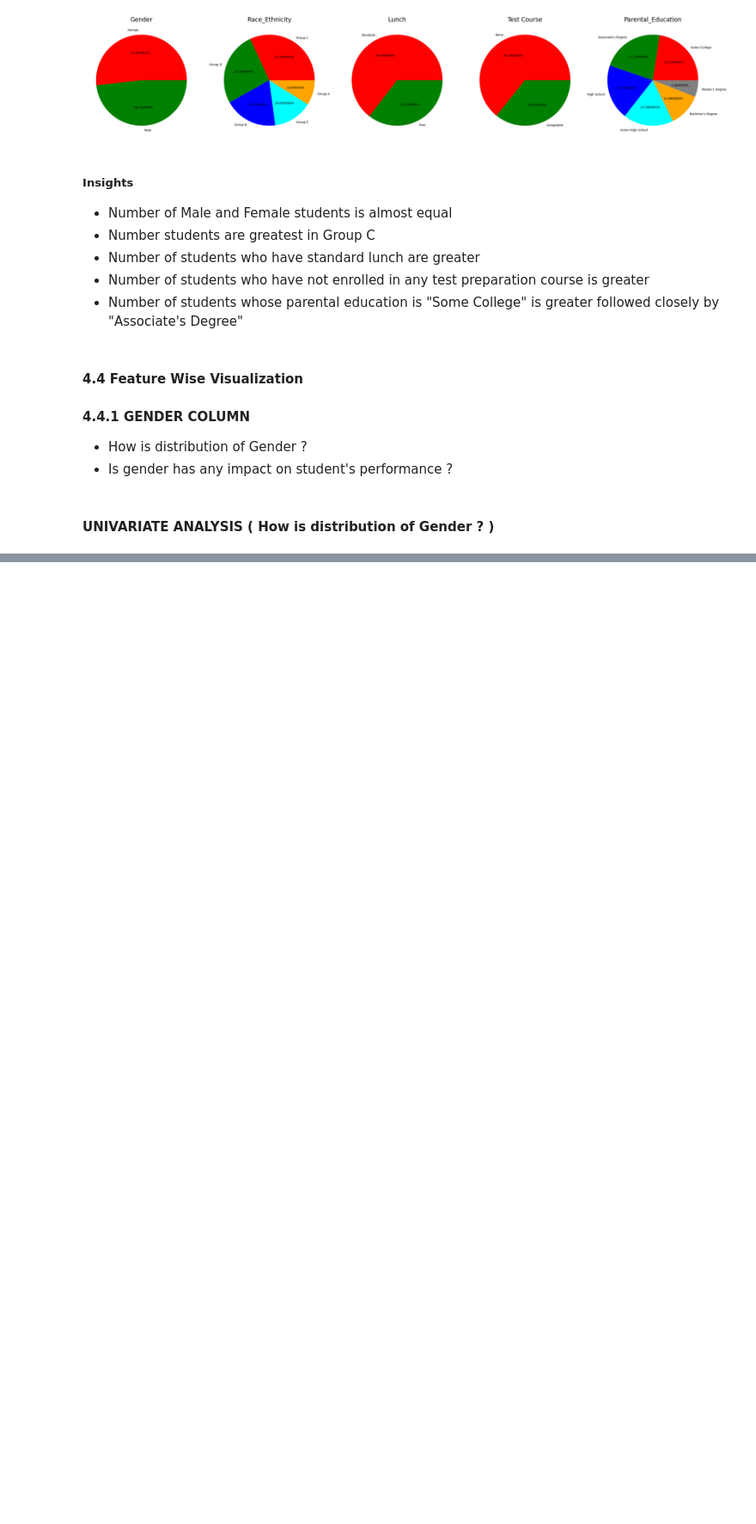
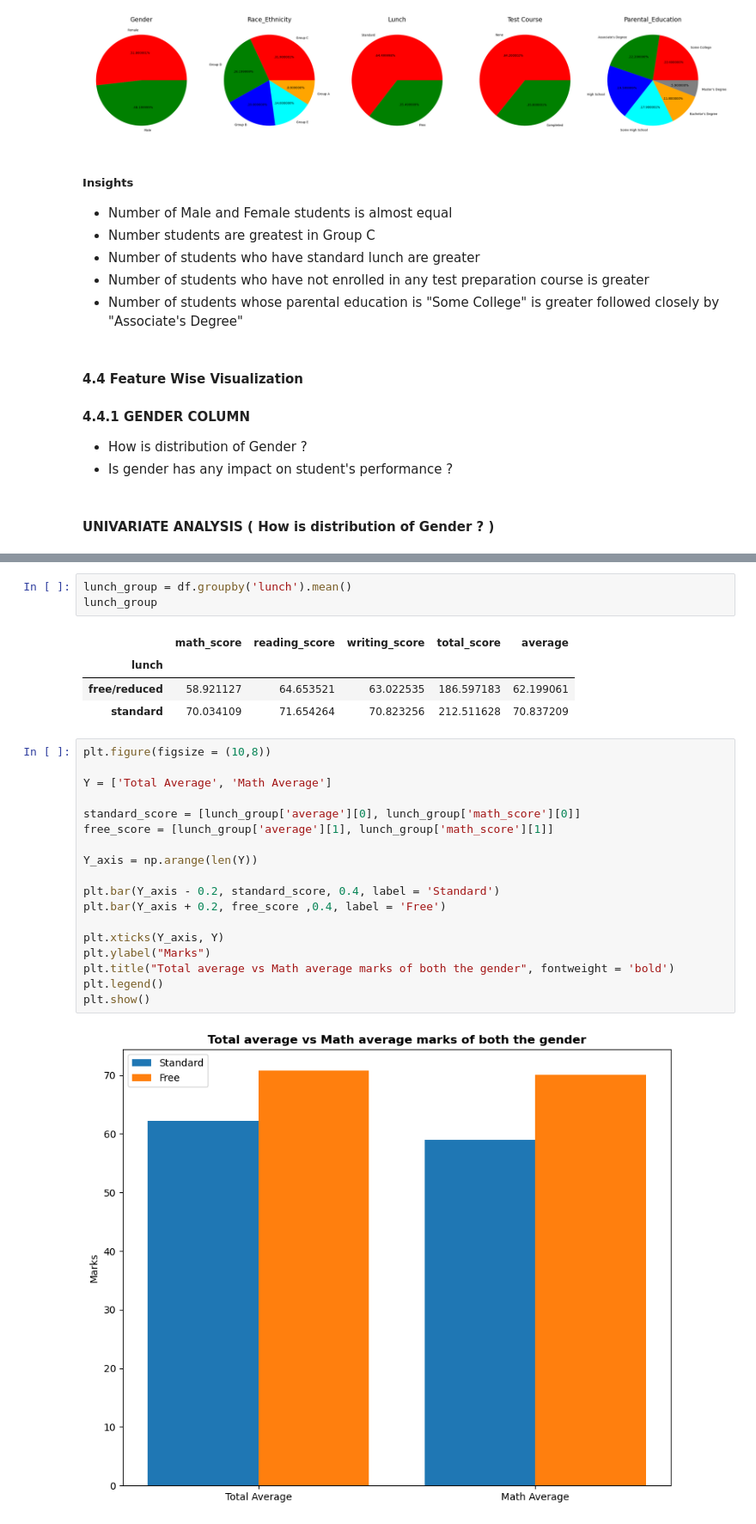
Before and after one commit to AbhishekChauhan28/Project_Ml, a Jupyter notebook: Notebook/EDA_Student.ipynb, the cells around one changed output, grey strips where cells are left out. Shown at 86% size. Drawn from its saved outputs; the diff is of its cells as text; blank space fills up the shorter version.

```diff
--- a/Notebook/EDA_Student.ipynb
+++ b/Notebook/EDA_Student.ipynb
@@ -423,0 +487,28 @@ plt.show()
+# %%
+lunch_group = df.groupby('lunch').mean()
+lunch_group
+# %% [output]
+|  | math_score | reading_score | writing_score | total_score | average |
+| lunch |  |  |  |  |  |
+| free/reduced | 58.921127 | 64.653521 | 63.022535 | 186.597183 | 62.199061 |
+| standard | 70.034109 | 71.654264 | 70.823256 | 212.511628 | 70.837209 |
+# %%
+plt.figure(figsize = (10,8))
+
+Y = ['Total Average', 'Math Average']
+
+standard_score = [lunch_group['average'][0], lunch_group['math_score'][0]]
+free_score = [lunch_group['average'][1], lunch_group['math_score'][1]]
+
+Y_axis = np.arange(len(Y))
+
+plt.bar(Y_axis - 0.2, standard_score, 0.4, label = 'Standard')
+plt.bar(Y_axis + 0.2, free_score ,0.4, label = 'Free')
+
+plt.xticks(Y_axis, Y)
+plt.ylabel("Marks")
+plt.title("Total average vs Math average marks of both the gender", fontweight = 'bold')
+plt.legend()
+plt.show()
+# %% [output]
+[figure, added]
```
Also changed, not shown: parts of 40 cells of this notebook.
